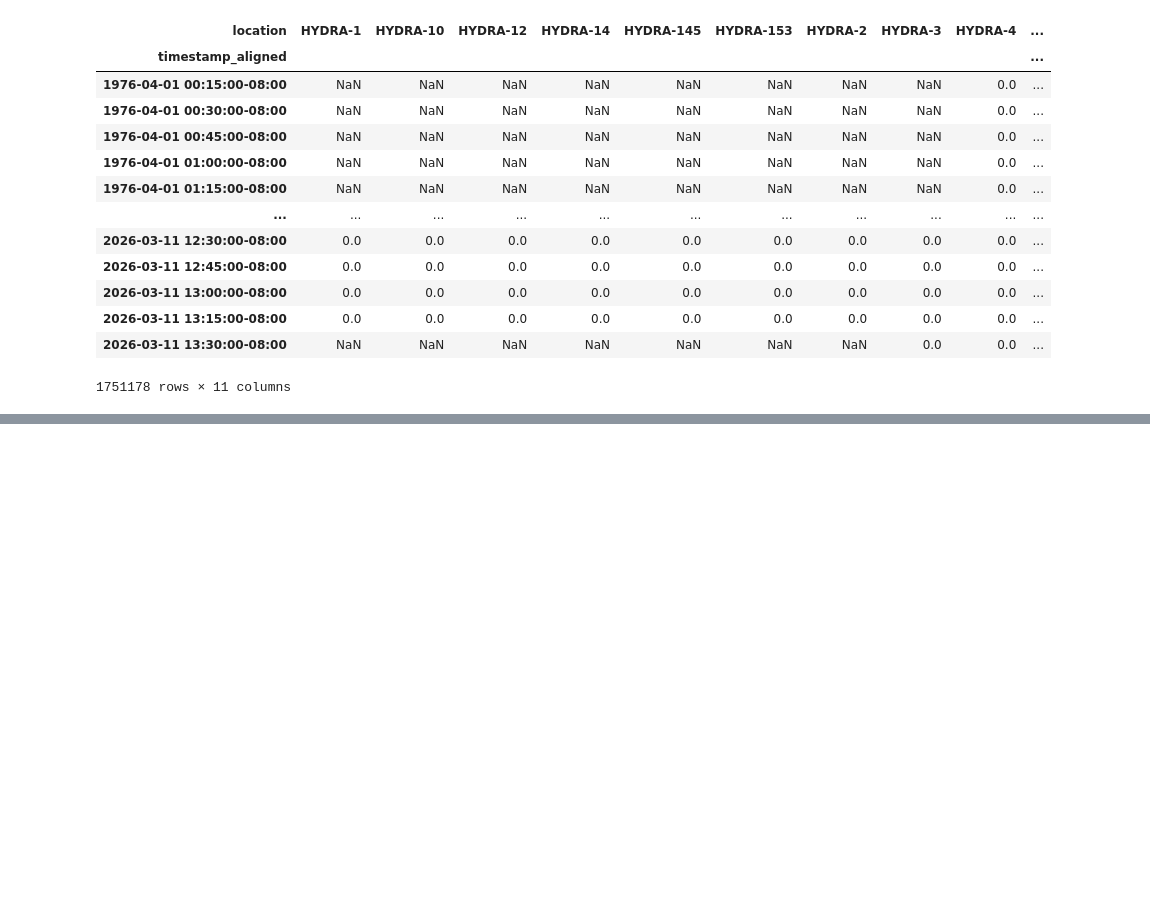
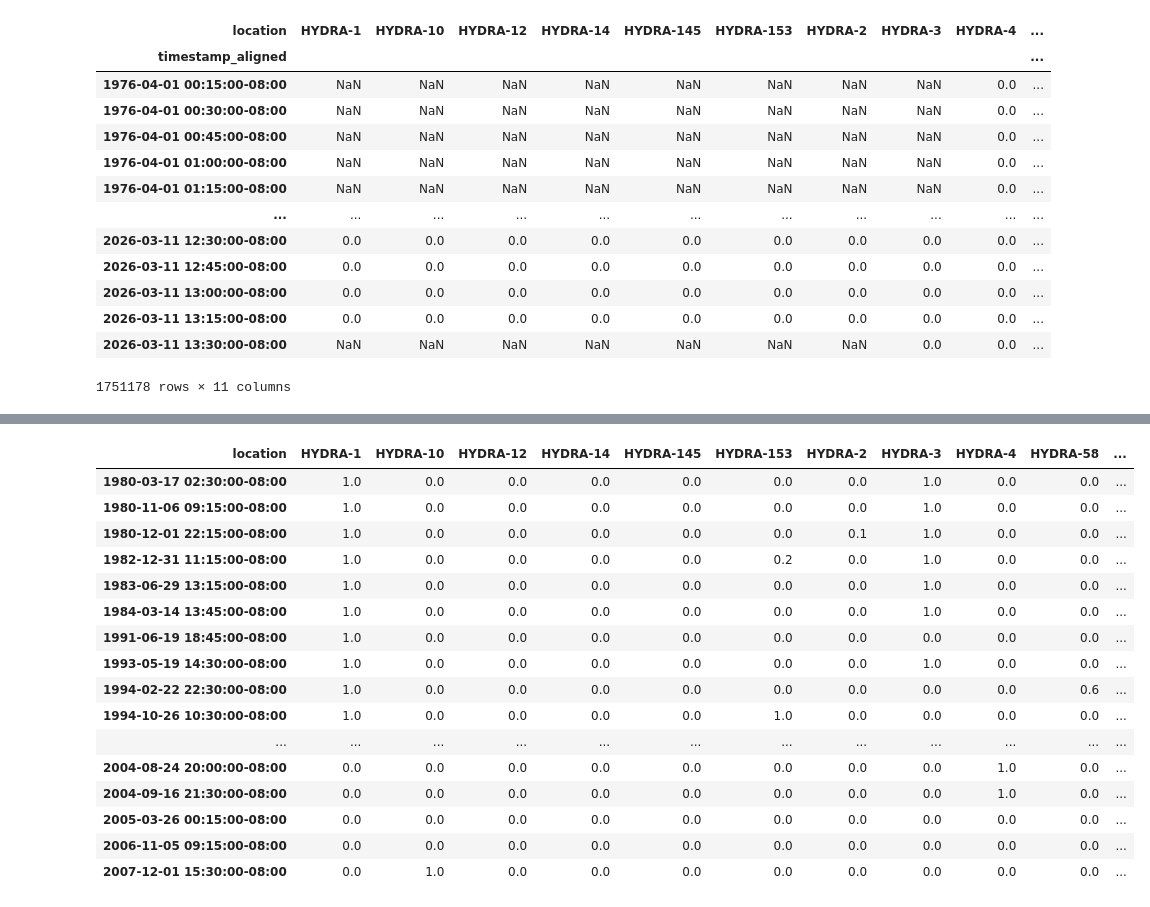
Before and after one commit to Geosyntec/tributary, a Jupyter notebook: 01_data_collection_and_gaps_analysis.ipynb, the cells around one changed output, grey strips where cells are left out. Saved outputs shown, nothing was run; the diff lists cells and outputs as text; code cells hidden in the pictures; blank space fills up the shorter version.

```diff
--- a/01_data_collection_and_gaps_analysis.ipynb
+++ b/01_data_collection_and_gaps_analysis.ipynb
@@ -138,0 +173,28 @@ gage_analysis.save_results(gage_analysis.analyze_all_gages(all_data), data_path)
+# %%
+# Report
+print(f"\n{'='*75}")
+print("REGIONAL STORM ANALYSIS")
+print(f"{'='*75}")
+print(f"Total storms: {catalog.n_storms:,}")
+
+print("\n--- Top 10 Largest Storms ---")
+print(f"{'Storm':<8} {'Date':<12} {'Hours':<8} {'Mean Rain':<10} {'Max Rain':<10}")
+print("-" * 55)
+
+for storm in catalog.get_largest_storms(10, by='max_gauge_rain'):
+    print(f"{storm.number:<8} "
+            f"{storm.start_time.strftime('%Y-%m-%d'):<12} "
+            f"{storm.duration_hours:<8.1f} "
+            f"{storm.mean_gauge_rain:<10.3f} "
+            f"{storm.max_gauge_rain:<10.3f}")
+
+print("\n--- Top 10 Most Intense Storms (rain per hour) ---")
+print(f"{'Storm':<8} {'Date':<12} {'Hours':<8} {'Max Rain':<10} {'Intensity':<10}")
+print("-" * 55)
+
+for storm in catalog.get_largest_storms(10, by='peak_intensity'):
+    print(f"{storm.number:<8} "
+        f"{storm.start_time.strftime('%Y-%m-%d'):<12} "
+        f"{storm.duration_hours:<8.1f} "
+        f"{storm.max_gauge_rain:<10.3f} "
+        f"{storm.peak_intensity:<10.3f}")
@@ -138,0 +219,33 @@ gage_analysis.save_results(gage_analysis.analyze_all_gages(all_data), data_path)
+# %%
+gap_summary = pandas.DataFrame()
+for storm in catalog.get_largest_storms(10, by='max_gauge_rain'):
+    storm_info = pandas.DataFrame(storm.gauge_missing.rename(storm.start_time).to_frame().T)
+    storm_info = storm_info.assign(Max_Depth = storm.max_gauge_rain)
+    storm_info = storm_info.assign(Peak_Int = storm.peak_intensity)
+    gap_summary = pandas.concat([gap_summary, storm_info], axis = 0)
+for storm in catalog.get_largest_storms(10, by='peak_intensity'):
+    storm_info = pandas.DataFrame(storm.gauge_missing.rename(storm.start_time).to_frame().T)
+    storm_info = storm_info.assign(Max_Depth = storm.max_gauge_rain)
+    storm_info = storm_info.assign(Peak_Int = storm.peak_intensity)
+    gap_summary = pandas.concat([gap_summary, storm_info], axis = 0)
+gap_summary = gap_summary.round(1).sort_index()
+gap_summary.to_csv(os.path.join(OUTPUT_DIR, f"large_storm_gaps_inteventhr{interevent_hours}_mingauges{min_gauges}_{today}.csv"))
+gap_summary
+# %% [output]
+| location | HYDRA-1 | HYDRA-10 | HYDRA-12 | HYDRA-14 | HYDRA-145 | HYDRA-153 | HYDRA-2 | HYDRA-3 | HYDRA-4 | HYDRA-58 | ... |
+| 1980-03-17 02:30:00-08:00 | 1.0 | 0.0 | 0.0 | 0.0 | 0.0 | 0.0 | 0.0 | 1.0 | 0.0 | 0.0 | ... |
+| 1980-11-06 09:15:00-08:00 | 1.0 | 0.0 | 0.0 | 0.0 | 0.0 | 0.0 | 0.0 | 1.0 | 0.0 | 0.0 | ... |
+| 1980-12-01 22:15:00-08:00 | 1.0 | 0.0 | 0.0 | 0.0 | 0.0 | 0.0 | 0.1 | 1.0 | 0.0 | 0.0 | ... |
+| 1982-12-31 11:15:00-08:00 | 1.0 | 0.0 | 0.0 | 0.0 | 0.0 | 0.2 | 0.0 | 1.0 | 0.0 | 0.0 | ... |
+| 1983-06-29 13:15:00-08:00 | 1.0 | 0.0 | 0.0 | 0.0 | 0.0 | 0.0 | 0.0 | 1.0 | 0.0 | 0.0 | ... |
+| 1984-03-14 13:45:00-08:00 | 1.0 | 0.0 | 0.0 | 0.0 | 0.0 | 0.0 | 0.0 | 1.0 | 0.0 | 0.0 | ... |
+| 1991-06-19 18:45:00-08:00 | 1.0 | 0.0 | 0.0 | 0.0 | 0.0 | 0.0 | 0.0 | 0.0 | 0.0 | 0.0 | ... |
+| 1993-05-19 14:30:00-08:00 | 1.0 | 0.0 | 0.0 | 0.0 | 0.0 | 0.0 | 0.0 | 1.0 | 0.0 | 0.0 | ... |
+| 1994-02-22 22:30:00-08:00 | 1.0 | 0.0 | 0.0 | 0.0 | 0.0 | 0.0 | 0.0 | 0.0 | 0.0 | 0.6 | ... |
+| 1994-10-26 10:30:00-08:00 | 1.0 | 0.0 | 0.0 | 0.0 | 0.0 | 1.0 | 0.0 | 0.0 | 0.0 | 0.0 | ... |
+| ... | ... | ... | ... | ... | ... | ... | ... | ... | ... | ... | ... |
+| 2004-08-24 20:00:00-08:00 | 0.0 | 0.0 | 0.0 | 0.0 | 0.0 | 0.0 | 0.0 | 0.0 | 1.0 | 0.0 | ... |
+| 2004-09-16 21:30:00-08:00 | 0.0 | 0.0 | 0.0 | 0.0 | 0.0 | 0.0 | 0.0 | 0.0 | 1.0 | 0.0 | ... |
+| 2005-03-26 00:15:00-08:00 | 0.0 | 0.0 | 0.0 | 0.0 | 0.0 | 0.0 | 0.0 | 0.0 | 0.0 | 0.0 | ... |
+| 2006-11-05 09:15:00-08:00 | 0.0 | 0.0 | 0.0 | 0.0 | 0.0 | 0.0 | 0.0 | 0.0 | 0.0 | 0.0 | ... |
+| 2007-12-01 15:30:00-08:00 | 0.0 | 1.0 | 0.0 | 0.0 | 0.0 | 0.0 | 0.0 | 0.0 | 0.0 | 0.0 | ... |
```
Also changed, not shown: parts of 16 cells of this notebook.
